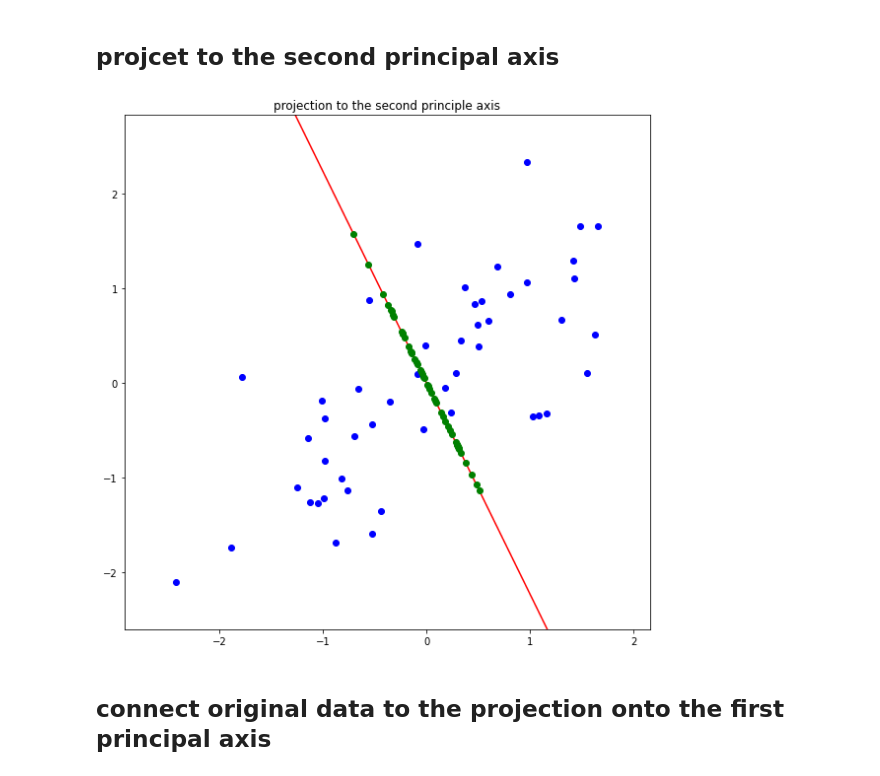
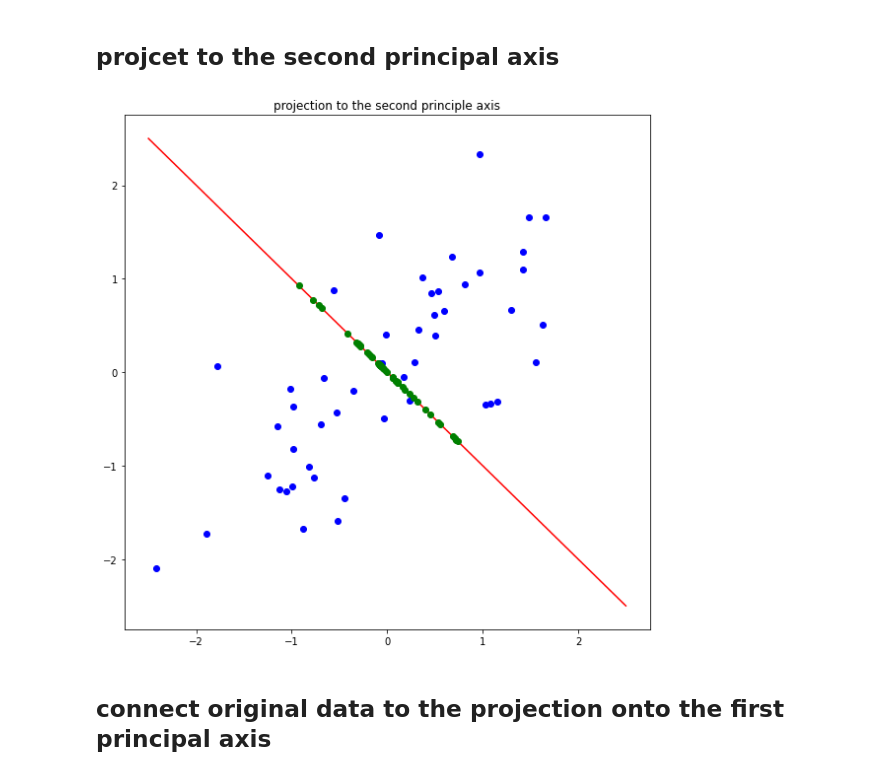
Before and after one commit to jstep750/assignment-machine-learning, a Jupyter notebook: 12/assignment_12.ipynb, the cells around one changed output. Drawn from its saved outputs; the diff is of its cells as text; code cells hidden in the pictures.

Commit message:
connect original data to the projection

```diff
--- a/12/assignment_12.ipynb
+++ b/12/assignment_12.ipynb
@@ -205,17 +205,23 @@ plt.show()
 [figure]
 # %% [markdown]
 ## projcet to the second principal axis
-# %%
-plt.figure(figsize=(8,8))
-plt.title('projection to the second principle axis')
-# ===================================================
-# fill up the blank
-#
-#
-# ===================================================
-plt.tight_layout()
-plt.show()
-# %% [output]
-[figure, removed]
+# %%
+plt.figure(figsize=(8,8))
+plt.title('projection to the second principle axis')
+
+second = U[:,1]
+plt.plot(feature[:,0], feature[:,1], 'o', color = 'blue')
+
+x2 = np.arange(-2.5, 3)
+y2 = (second[1]/second[0])*x1
+plt.plot(x2, y2, '-', color='red')
+
+projection = compute_projection_onto_line(feature, second)
+plt.plot(projection[:,0], projection[:,1], 'o', color = 'green')
+
+plt.tight_layout()
+plt.show()
+# %% [output]
+[figure, added]
 # %% [markdown]
 ## connect original data to the projection onto the first principal axis
```
Also changed, not shown: parts of 3 cells of this notebook.
